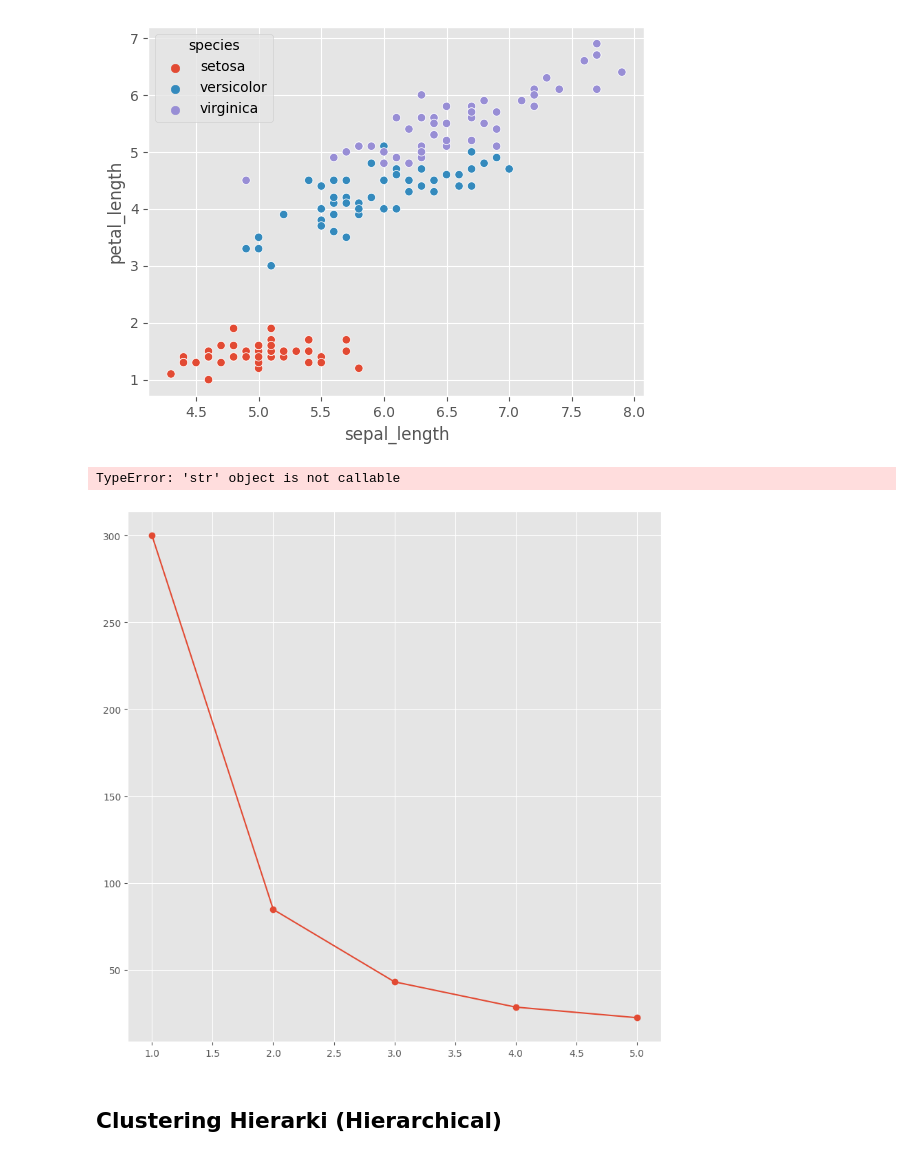
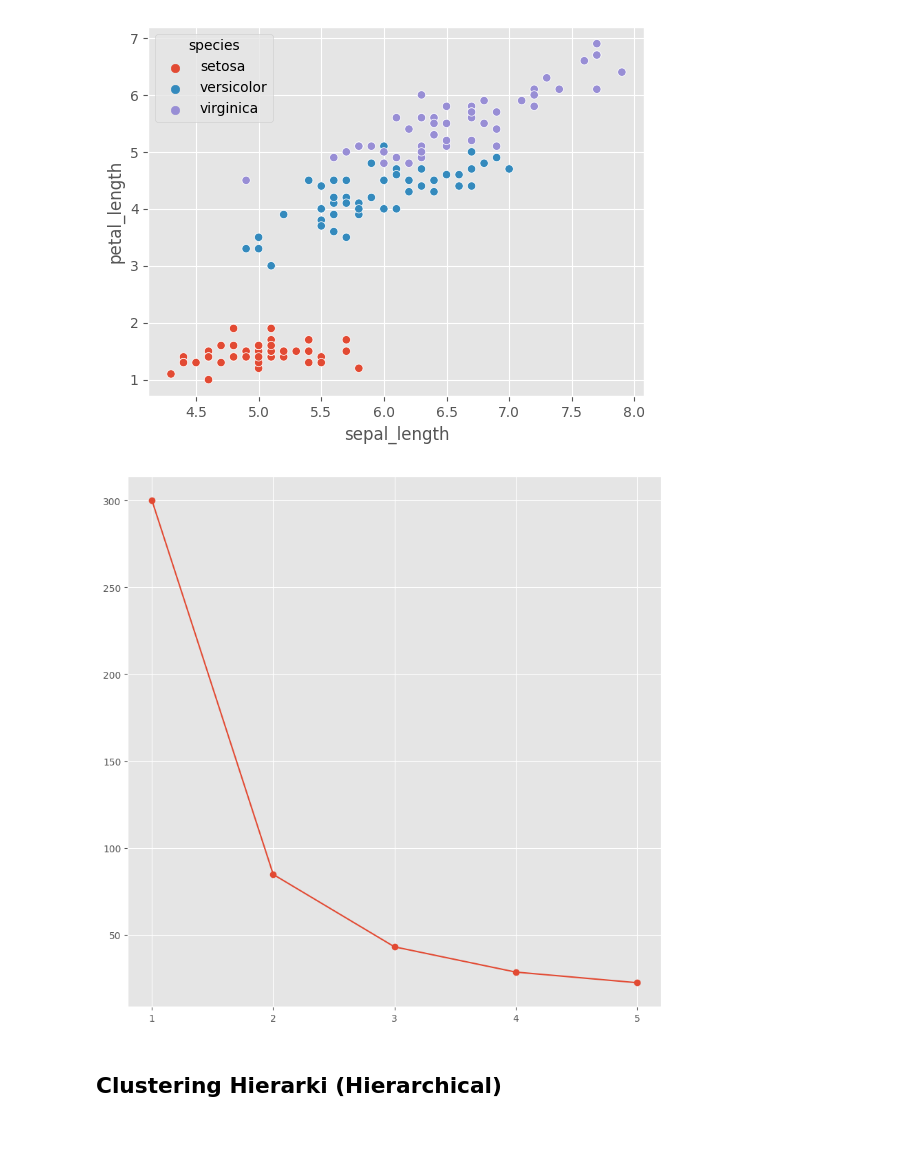
Before and after one commit to anantaYSR/Praktikum_KB, a Jupyter notebook: PERTEMUAN/Pertemuan6/Pertemuan6.ipynb, the cells around one changed output. Drawn from its saved outputs; the diff is of its cells as text; code cells hidden in the pictures.

```diff
--- a/PERTEMUAN/Pertemuan6/Pertemuan6.ipynb
+++ b/PERTEMUAN/Pertemuan6/Pertemuan6.ipynb
@@ -105,20 +105,17 @@ plt.show()
 # %%
 ks = range(1, 6)
 inertias = []
 for k in ks:
     model = KMeans(n_clusters=k)
     model.fit(x_scaled)
     inertias.append(model.inertia_)
 # Plot ks vs inertias
 plt.figure(figsize=(10,10))
 plt.plot(ks, inertias, '-o')
-plt.xlabel('Jumlah Cluster, k')
-plt.ylabel('inertia')
 plt.xticks(ks)
 plt.show()
 # %% [output]
-TypeError: 'str' object is not callable
-[figure, old version]
+[figure, new version]
 # %% [markdown]
 ## Clustering Hierarki (Hierarchical)
 # %%
```
Also changed, not shown: parts of 8 cells of this notebook.
